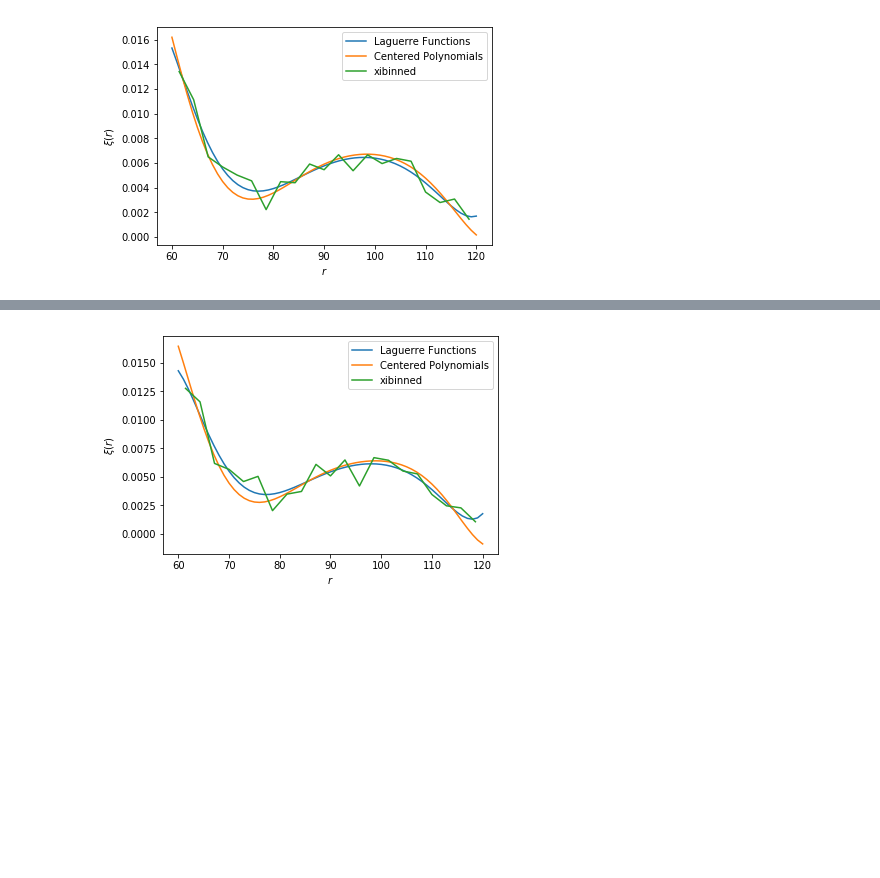
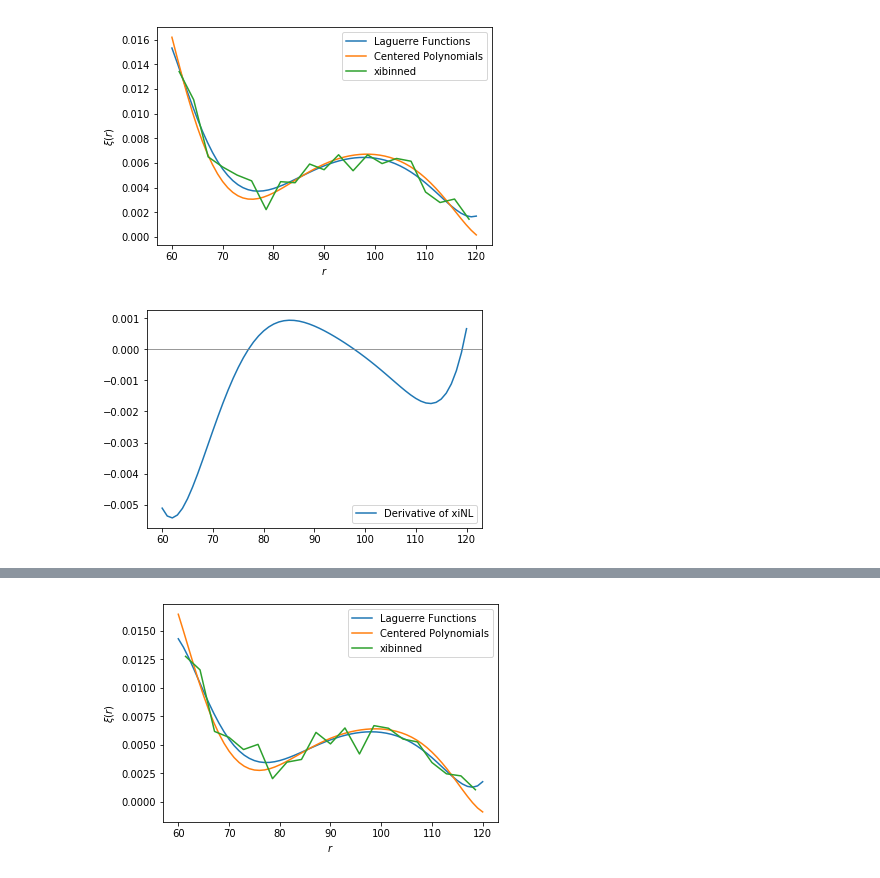
Before and after one commit to marmusso/xi-without-bins, a Jupyter notebook: XiCenLagu.ipynb, the cells around one changed output, grey strips where cells are left out. Saved outputs shown, nothing was run; the diff lists cells and outputs as text; code cells hidden in the pictures; blank space fills up the shorter version.

```diff
--- a/XiCenLagu.ipynb
+++ b/XiCenLagu.ipynb
@@ -236,8 +229,8 @@ Sim: [  5.90559771e-03   8.54423168e-04  -2.01107111e-04  -2.25005552e-05
 # %%
 rt = np.arange(60,121)
 yt = rt/sigma
-xiSim = 0.0*rt
+xiNL = 0.0*rt
 for k in range(nk+1):
-    xiSim += aSim[k] * nu[k](yt)
+    xiNL += aSim[k] * nu[k](yt)
 # %%
 ### plot unbinned Laguerre fit:
@@ -259,7 +252,7 @@ plt.show()
 [figure]
 # %%
 ytable = (rt-mu)/sigma
-xipoly = 0.0*rt
+xiRec = 0.0*rt
 for k in range(nk+1):
-    xipoly += aSim[k] * ytable**(k)
+    xiRec += aSim[k] * ytable**(k)
 # %%
@@ -272,3 +265,23 @@ plt.legend(["Laguerre Functions", "Centered Polynomials", "xibinned"])
 plt.show()
 # %% [output]
 [figure]
+# %%
+### defining xiNL
+def xiN(x):
+    res = 0
+    for k in range(nk+1):
+        res += aSim[k] * nu[k](x)
+    return res
+
+### calculating its derivative
+def xiNLp(x):
+    return derivative(xiN, x, dx=0.1)
+
+yN = rt/sigma
+
+plt.plot(rt, xiNLp(yN))
+plt.axhline(0, color='gray', lw=0.8)
+plt.legend(["Derivative of xiNL"])
+plt.show()
+# %% [output]
+[figure, added]
```
Also changed, not shown: parts of 12 cells of this notebook.
